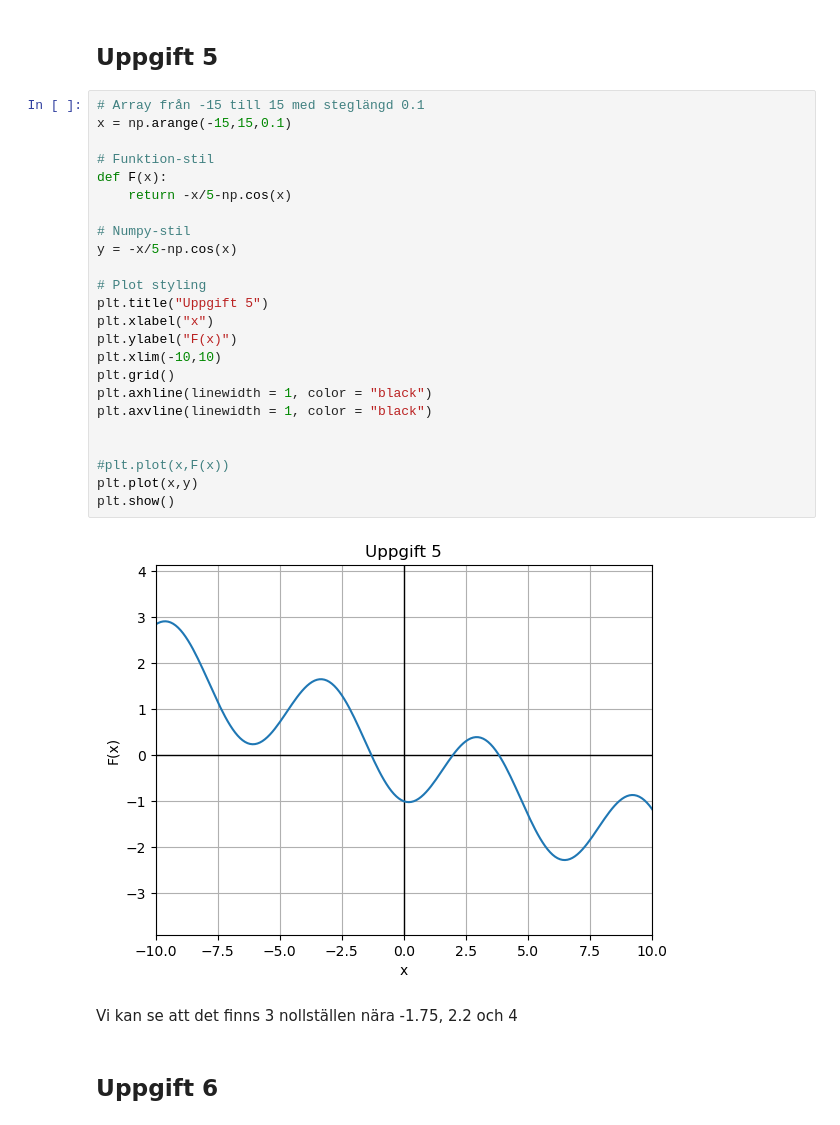
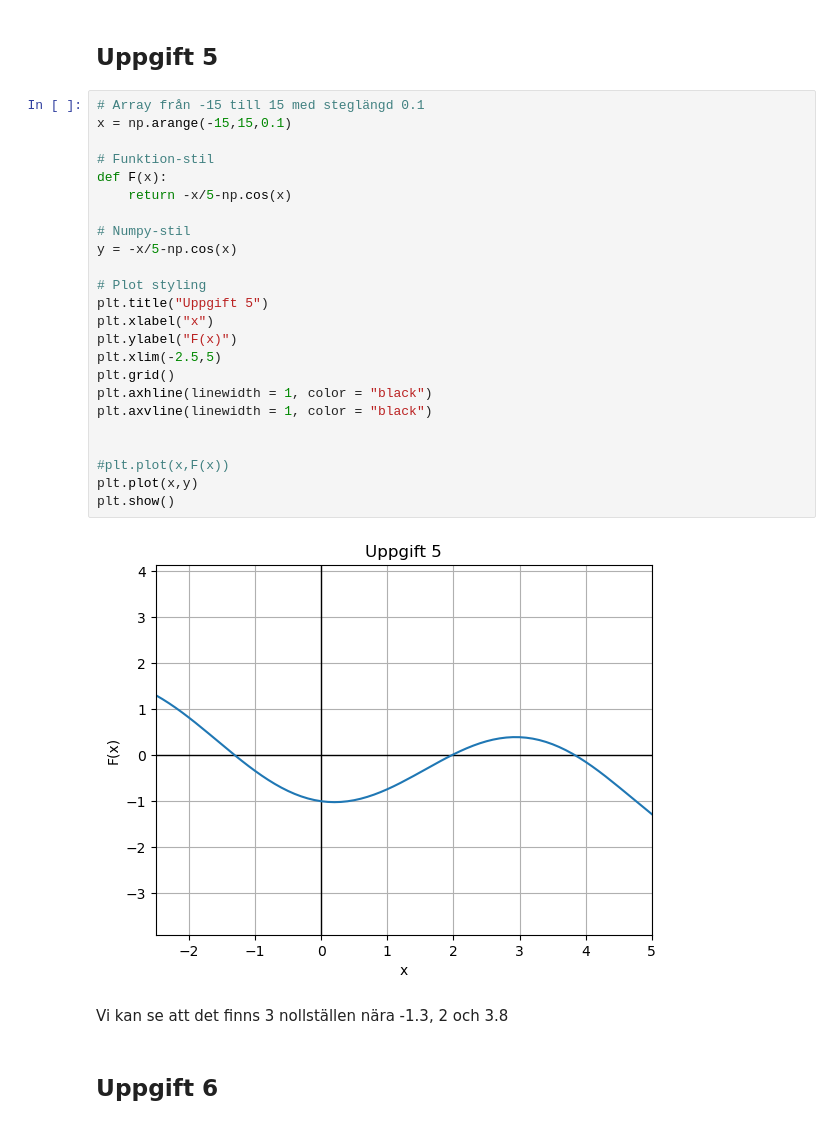
Before and after one commit to Oozna/Numerical-Analysis, a Jupyter notebook: projekt/labbrapport/rapport.ipynb, the cells around one changed output. Drawn from its saved outputs; the diff is of its cells as text.

```diff
--- a/projekt/labbrapport/rapport.ipynb
+++ b/projekt/labbrapport/rapport.ipynb
@@ -104,31 +105,31 @@ Uträkning för extrapolering.
 # %%
 # Array från -15 till 15 med steglängd 0.1
 x = np.arange(-15,15,0.1)
 
 # Funktion-stil
 def F(x):
 	return -x/5-np.cos(x)
 
 # Numpy-stil
 y = -x/5-np.cos(x)
 
 # Plot styling
 plt.title("Uppgift 5")
 plt.xlabel("x")
 plt.ylabel("F(x)")
-plt.xlim(-10,10)
+plt.xlim(-2.5,5)
 plt.grid()
 plt.axhline(linewidth = 1, color = "black")
 plt.axvline(linewidth = 1, color = "black")
 
 
 #plt.plot(x,F(x))
 plt.plot(x,y)
 plt.show()
 # %% [output]
-[figure, old version]
+[figure, new version]
 # %% [markdown]
-Vi kan se att det finns 3 nollställen nära -1.75, 2.2 och 4
+Vi kan se att det finns 3 nollställen nära -1.3, 2 och 3.8
 # %% [markdown]
 ## Uppgift 6
 # %%
```
Also changed, not shown: parts of 10 cells of this notebook.
